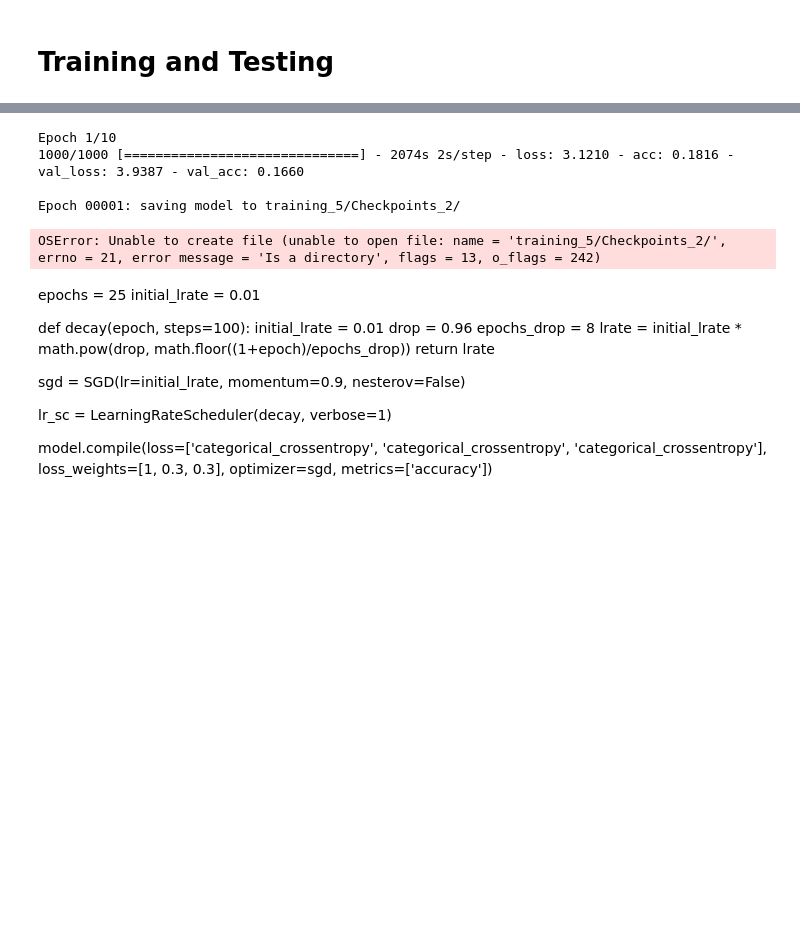
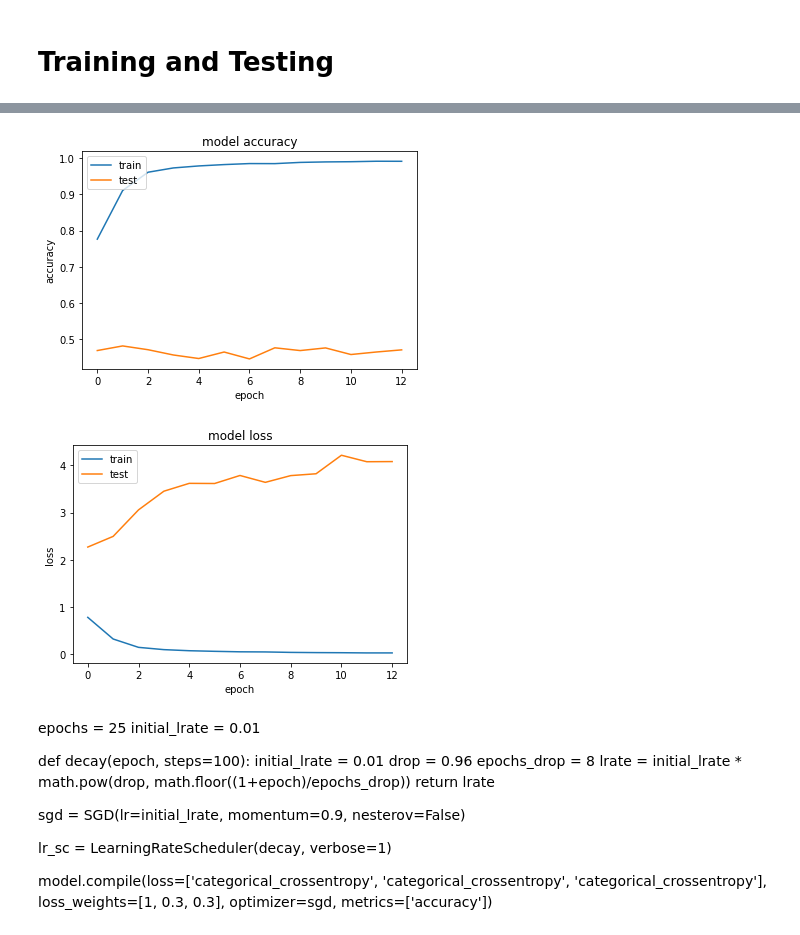
Before and after one commit to vivekverma080698/Indian-Food-Classification, a Jupyter notebook: Indian Food Classification.ipynb, the cells around one changed output, grey strips where cells are left out. Saved outputs shown, nothing was run; the diff lists cells and outputs as text; code cells hidden in the pictures; blank space fills up the shorter version.

```diff
--- a/Indian Food Classification.ipynb
+++ b/Indian Food Classification.ipynb
@@ -60,7 +63,7 @@ def block1(x):
     x4 = BatchNormalization(axis=-1, momentum=0.99, epsilon=0.001, center=True, scale=True, beta_initializer='zeros', gamma_initializer='ones', moving_mean_initializer='zeros', moving_variance_initializer='ones')(x4)
     x4 = Activation('relu')(x4)
 
-    final = concatenate([x1,x2,x3,x4],axis=-1)
+    final = concatenate([x1,x2,x3,x4],axis=-1,name='block1_concat')
 
     return final
 
@@ -108,7 +111,7 @@ def block2(x):
     x4 = BatchNormalization(axis=-1, momentum=0.99, epsilon=0.001, center=True, scale=True, beta_initializer='zeros', gamma_initializer='ones', moving_mean_initializer='zeros', moving_variance_initializer='ones')(x4)
     x4 = Activation('relu')(x4)
 
-    final = concatenate([x1,x2,x3,x4],axis=-1)
+    final = concatenate([x1,x2,x3,x4],axis=-1,name='block2_concat')
 
     return final
 
@@ -171,7 +174,7 @@ def block3(x):
     x4 = Activation('relu')(x4)
 
 
-    final = concatenate([branchoneConcat,branchtwoConcat,x3,x4],axis=-1)
+    final = concatenate([branchoneConcat,branchtwoConcat,x3,x4],axis=-1,name='block3_concat')
 
     return final
 # %%
@@ -222 +237,6 @@ def createModel8():
+# %%
+batch_size=48
+num_of_training_example = 33599
+num_of_Val_example =14400
+initial_epoch_enter = 0
 # %%
@@ -262,3 +284,11 @@ Found 6344 images belonging to 65 classes.
+# %%
+def CreateMultiOutValidationGen():
+    for (X,Y) in validation_generator:
+        yield X,[Y,Y,Y,Y]
+
+def CreateMultiOutTrainingGen():
+    for (X,Y) in train_generator:
+        yield X,[Y,Y,Y,Y]
 # %% [markdown]
 # Training and Testing
 # %%
@@ -326,36 +341,26 @@ Epoch 00032: val_loss did not improve from 2.53939
-# %%
-checkpoint_path= "training_5/Checkpoints/cp-0004.ckpt"
-cp_callback = tf.keras.callbacks.ModelCheckpoint(checkpoint_path,
-                                                 save_weights_only=True,
-                                                 verbose=1,period=1)
-epochs = 10
-if checkpoint_path is not None:
-    # Load model:
-    model = createModel6()
-    model.load_weights(checkpoint_path)
-else:
-    print('wrong')
-
-checkpoint_path= "training_5/Checkpoints_2/"
-cp_callback = tf.keras.callbacks.ModelCheckpoint(checkpoint_path,
-                                                 save_weights_only=True,
-                                                 verbose=1,period=1)
-
-model.compile(loss="categorical_crossentropy", optimizer="adadelta", metrics=["accuracy"])
-result = model.fit_generator(
-        train_generator,
-        steps_per_epoch=1000,
-        callbacks=[cp_callback],
-        epochs=epochs,
-        validation_data=validation_generator,
-        validation_steps=800
-)
-# %% [output]
-Epoch 1/10
-1000/1000 [==============================] - 2074s 2s/step - loss: 3.1210 - acc: 0.1816 - val_loss: 3.9387 - val_acc: 0.1660
-
-Epoch 00001: saving model to training_5/Checkpoints_2/
-OSError: Unable to create file (unable to open file: name = 'training_5/Checkpoints_2/', errno = 21, error message = 'Is a directory', flags = 13, o_flags = 242)
+# %%
+history = result
+import matplotlib.pyplot as plt
+#print(result.result.keys())
+# summarize history for accuracy
+plt.plot(result.history['acc'])
+plt.plot(result.history['val_acc'])
+plt.title('model accuracy')
+plt.ylabel('accuracy')
+plt.xlabel('epoch')
+plt.legend(['train', 'test'], loc='upper left')
+plt.show()
+# summarize history for loss
+plt.plot(result.history['loss'])
+plt.plot(result.history['val_loss'])
+plt.title('model loss')
+plt.ylabel('loss')
+plt.xlabel('epoch')
+plt.legend(['train', 'test'], loc='upper left')
+plt.show()
+# %% [output]
+[figure, added]
+[figure, added]
 # %% [markdown]
 epochs = 25
 initial_lrate = 0.01
```
Also changed, not shown: parts of 9 cells of this notebook.
